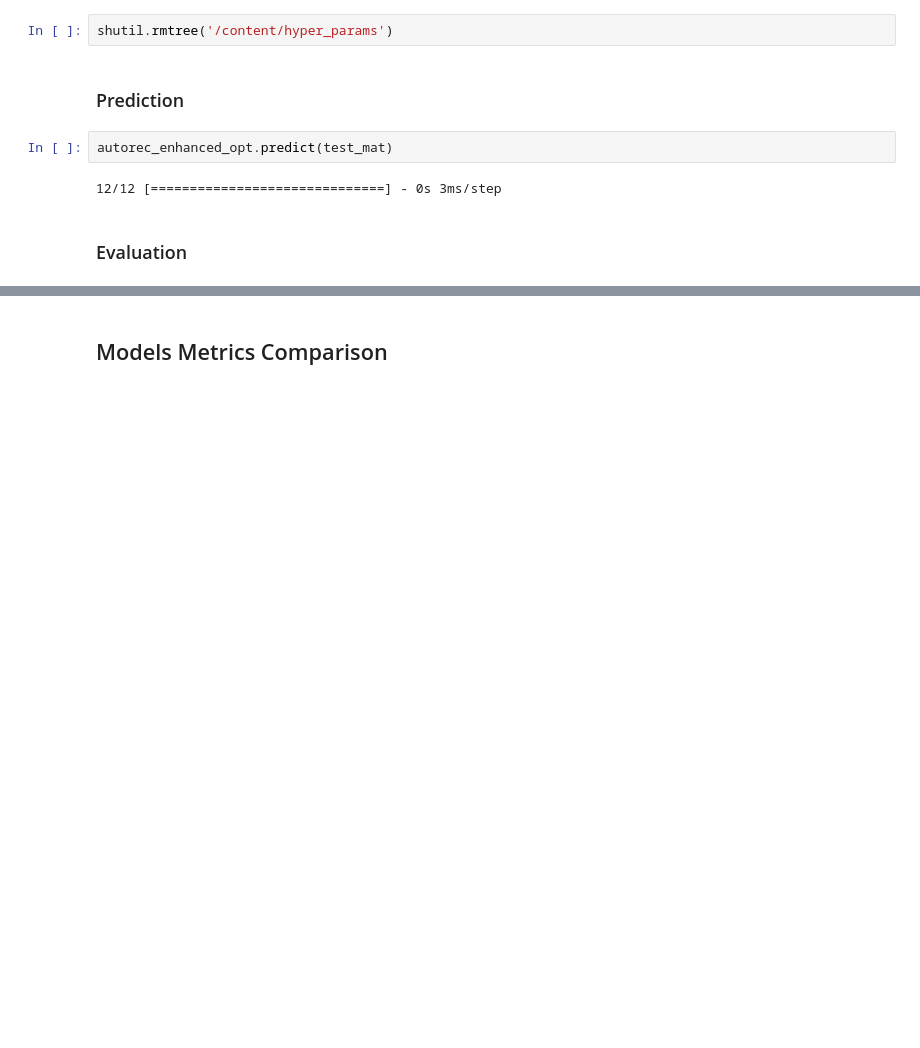
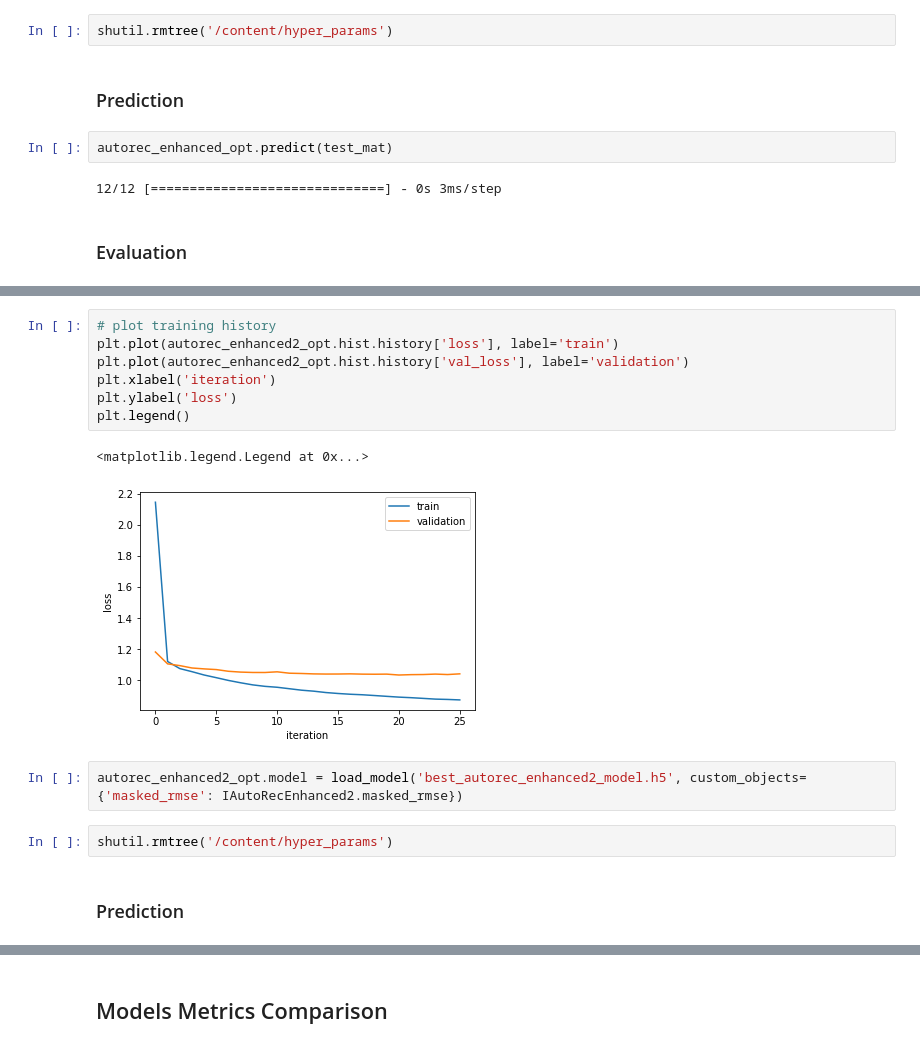
Before and after one commit to aviadar/RecSys_AutoRecProject, a Jupyter notebook: autorec_project_movielens.ipynb, the cells around one changed output, grey strips where cells are left out. Saved outputs shown, nothing was run; the diff lists cells and outputs as text; blank space fills up the shorter version.

```diff
--- a/autorec_project_movielens.ipynb
+++ b/autorec_project_movielens.ipynb
@@ -544,0 +669,16 @@ Text(0, 0.5, 'values')
+# %%
+# plot training history
+plt.plot(autorec_enhanced2_opt.hist.history['loss'], label='train')
+plt.plot(autorec_enhanced2_opt.hist.history['val_loss'], label='validation')
+plt.xlabel('iteration')
+plt.ylabel('loss')
+plt.legend()
+# %% [output]
+<matplotlib.legend.Legend at 0x...>
+[figure, added]
+# %%
+autorec_enhanced2_opt.model = load_model('best_autorec_enhanced2_model.h5', custom_objects={'masked_rmse': IAutoRecEnhanced2.masked_rmse})
+# %%
+shutil.rmtree('/content/hyper_params')
+# %% [markdown]
+### Prediction
```
Also changed, not shown: parts of 44 cells of this notebook, 2 other files.
